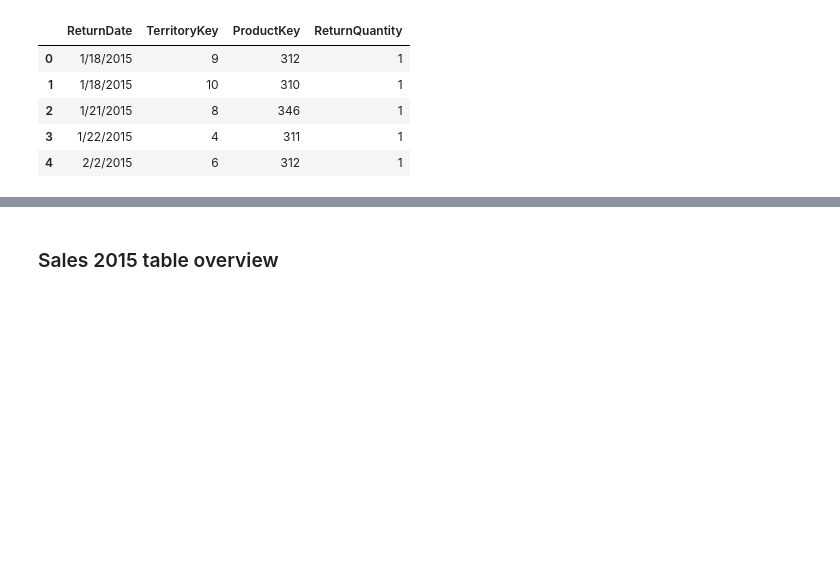
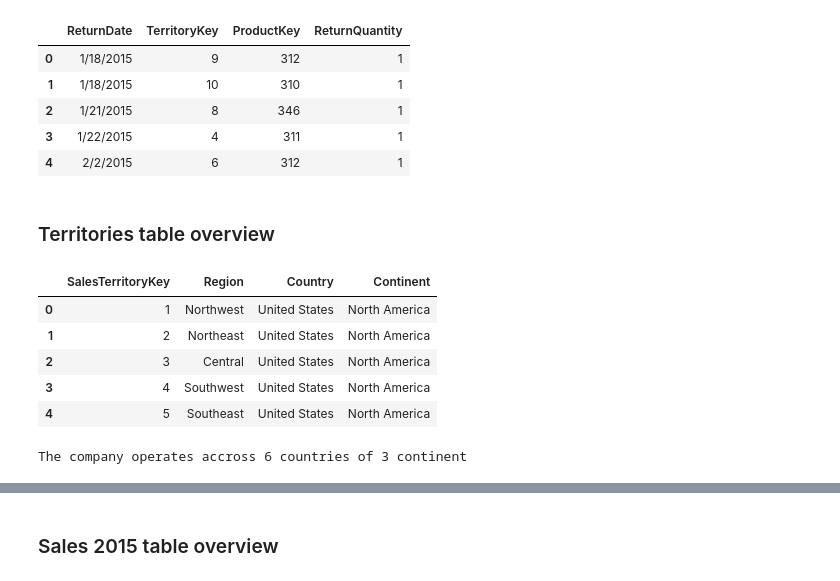
Before and after one commit to RaghunandhanG/DG-Task, a Jupyter notebook: demo.ipynb, the cells around one changed output, grey strips where cells are left out. Drawn from its saved outputs; the diff is of its cells as text; code cells hidden in the pictures; blank space fills up the shorter version.

Commit message:
connection of columns across tables

```diff
--- a/demo.ipynb
+++ b/demo.ipynb
@@ -8,7 +8,7 @@ calendar_df  = pd.read_csv(r"C:\Users\raghu\OneDrive\Desktop\DG Task\dataset\cal
 customers_df = pd.read_csv(r"C:\Users\raghu\OneDrive\Desktop\DG Task\dataset\customers.csv",  encoding="latin1")
 product_categories_df = pd.read_csv(r"C:\Users\raghu\OneDrive\Desktop\DG Task\dataset\product_categories.csv")
 product_subcategories_df = pd.read_csv(r"C:\Users\raghu\OneDrive\Desktop\DG Task\dataset\product_subcategories.csv")
-territories_df = pd.read_csv(r"C:\Users\raghu\OneDrive\Desktop\DG Task\dataset\AdventureWorks_Territories.csv")
+territories_df = pd.read_csv(r"C:\Users\raghu\OneDrive\Desktop\DG Task\dataset\territories.csv")
 products_df = pd.read_csv(r"C:\Users\raghu\OneDrive\Desktop\DG Task\dataset\products.csv")
 returns_df = pd.read_csv(r"C:\Users\raghu\OneDrive\Desktop\DG Task\dataset\returns.csv")
 sales_2015_df = pd.read_csv(r"C:\Users\raghu\OneDrive\Desktop\DG Task\dataset\sales_2015.csv")
@@ -323,3 +323,18 @@ returns_df.head()
 | 2 | 1/21/2015 | 8 | 346 | 1 |
 | 3 | 1/22/2015 | 4 | 311 | 1 |
 | 4 | 2/2/2015 | 6 | 312 | 1 |
+# %% [markdown]
+### Territories table overview
+# %%
+territories_df.head()
+# %% [output]
+|  | SalesTerritoryKey | Region | Country | Continent |
+| 0 | 1 | Northwest | United States | North America |
+| 1 | 2 | Northeast | United States | North America |
+| 2 | 3 | Central | United States | North America |
+| 3 | 4 | Southwest | United States | North America |
+| 4 | 5 | Southeast | United States | North America |
+# %%
+print(f"The company operates accross {territories_df["Country"].nunique()} countries of {territories_df["Continent"].nunique()} continent")
+# %% [output]
+The company operates accross 6 countries of 3 continent
```
Also changed, not shown: parts of 8 cells of this notebook, 1 other file.
